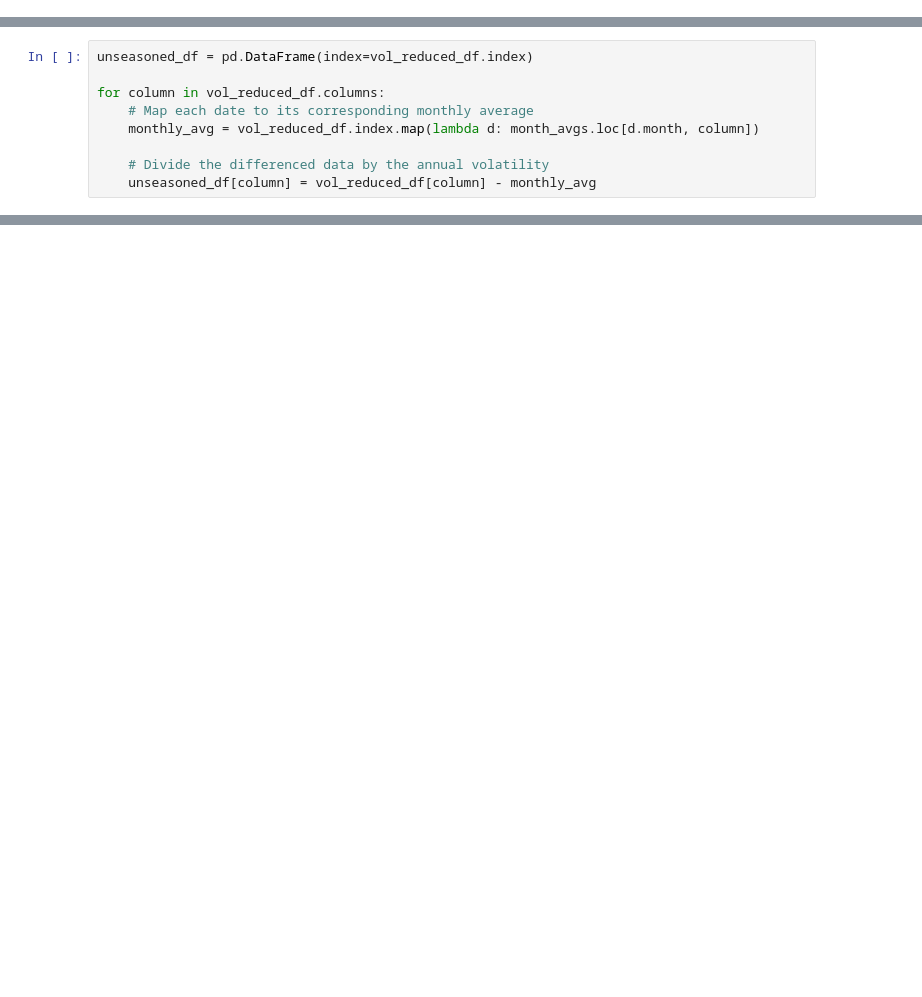
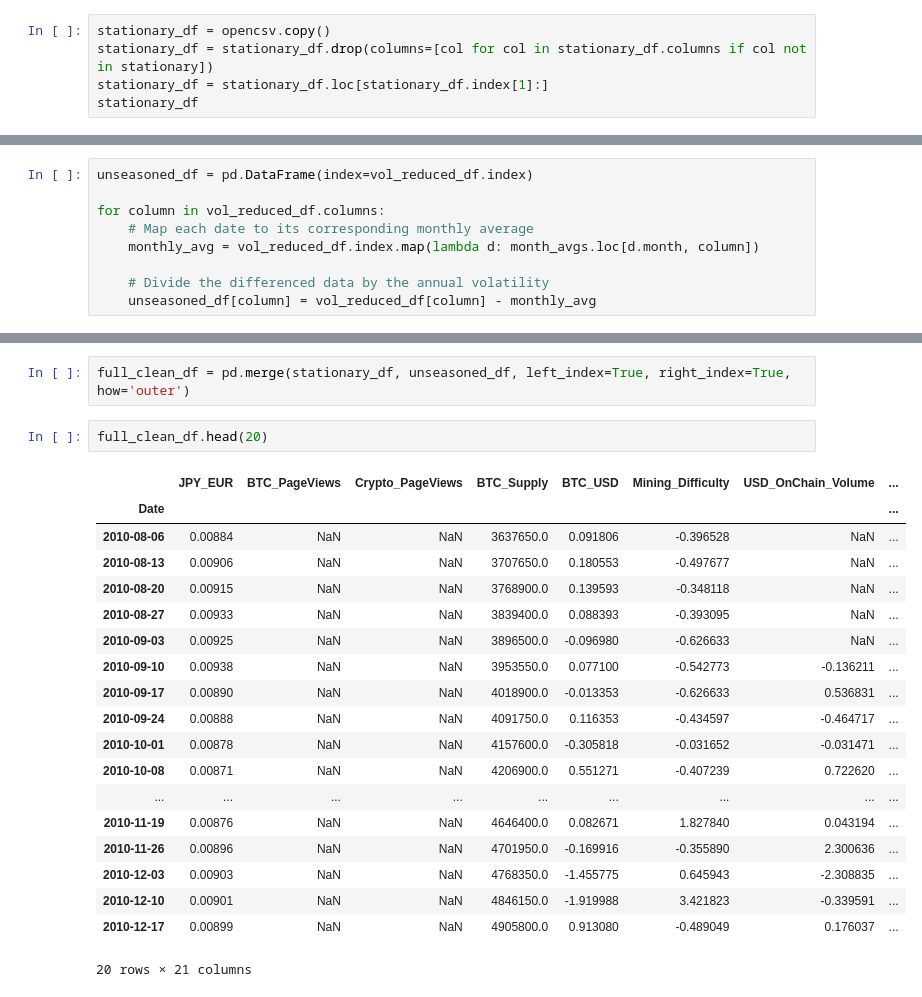
Before and after one commit to notp1ssed/ProjetoFinal-PosGraduacaoEngenhariaFinanceira, a Jupyter notebook: Time Series Data Preprocessing.ipynb, the cells around one changed output, grey strips where cells are left out. Cells and saved outputs as stored; diff of their text form; blank space fills up the shorter version.

Commit message:
data clean

```diff
--- a/Time Series Data Preprocessing.ipynb
+++ b/Time Series Data Preprocessing.ipynb
@@ -119,3 +107,8 @@ p_values
 stationary
 # %% [output]
 ['JPY_EUR', 'BTC_PageViews', 'Crypto_PageViews', 'BTC_Supply']
+# %%
+stationary_df = opencsv.copy()
+stationary_df = stationary_df.drop(columns=[col for col in stationary_df.columns if col not in stationary])
+stationary_df = stationary_df.loc[stationary_df.index[1]:]
+stationary_df
@@ -367,0 +376,24 @@ p_values
+# %%
+full_clean_df = pd.merge(stationary_df, unseasoned_df, left_index=True, right_index=True, how='outer')
+# %%
+full_clean_df.head(20)
+# %% [output]
+|  | JPY_EUR | BTC_PageViews | Crypto_PageViews | BTC_Supply | BTC_USD | Mining_Difficulty | USD_OnChain_Volume | ... |
+| Date |  |  |  |  |  |  |  | ... |
+| 2010-08-06 | 0.00884 | NaN | NaN | 3637650.0 | 0.091806 | -0.396528 | NaN | ... |
+| 2010-08-13 | 0.00906 | NaN | NaN | 3707650.0 | 0.180553 | -0.497677 | NaN | ... |
+| 2010-08-20 | 0.00915 | NaN | NaN | 3768900.0 | 0.139593 | -0.348118 | NaN | ... |
+| 2010-08-27 | 0.00933 | NaN | NaN | 3839400.0 | 0.088393 | -0.393095 | NaN | ... |
+| 2010-09-03 | 0.00925 | NaN | NaN | 3896500.0 | -0.096980 | -0.626633 | NaN | ... |
+| 2010-09-10 | 0.00938 | NaN | NaN | 3953550.0 | 0.077100 | -0.542773 | -0.136211 | ... |
+| 2010-09-17 | 0.00890 | NaN | NaN | 4018900.0 | -0.013353 | -0.626633 | 0.536831 | ... |
+| 2010-09-24 | 0.00888 | NaN | NaN | 4091750.0 | 0.116353 | -0.434597 | -0.464717 | ... |
+| 2010-10-01 | 0.00878 | NaN | NaN | 4157600.0 | -0.305818 | -0.031652 | -0.031471 | ... |
+| 2010-10-08 | 0.00871 | NaN | NaN | 4206900.0 | 0.551271 | -0.407239 | 0.722620 | ... |
+| ... | ... | ... | ... | ... | ... | ... | ... | ... |
+| 2010-11-19 | 0.00876 | NaN | NaN | 4646400.0 | 0.082671 | 1.827840 | 0.043194 | ... |
+| 2010-11-26 | 0.00896 | NaN | NaN | 4701950.0 | -0.169916 | -0.355890 | 2.300636 | ... |
+| 2010-12-03 | 0.00903 | NaN | NaN | 4768350.0 | -1.455775 | 0.645943 | -2.308835 | ... |
+| 2010-12-10 | 0.00901 | NaN | NaN | 4846150.0 | -1.919988 | 3.421823 | -0.339591 | ... |
+| 2010-12-17 | 0.00899 | NaN | NaN | 4905800.0 | 0.913080 | -0.489049 | 0.176037 | ... |
+20 rows × 21 columns
```
Also changed, not shown: parts of 17 cells of this notebook, 2 other files.
